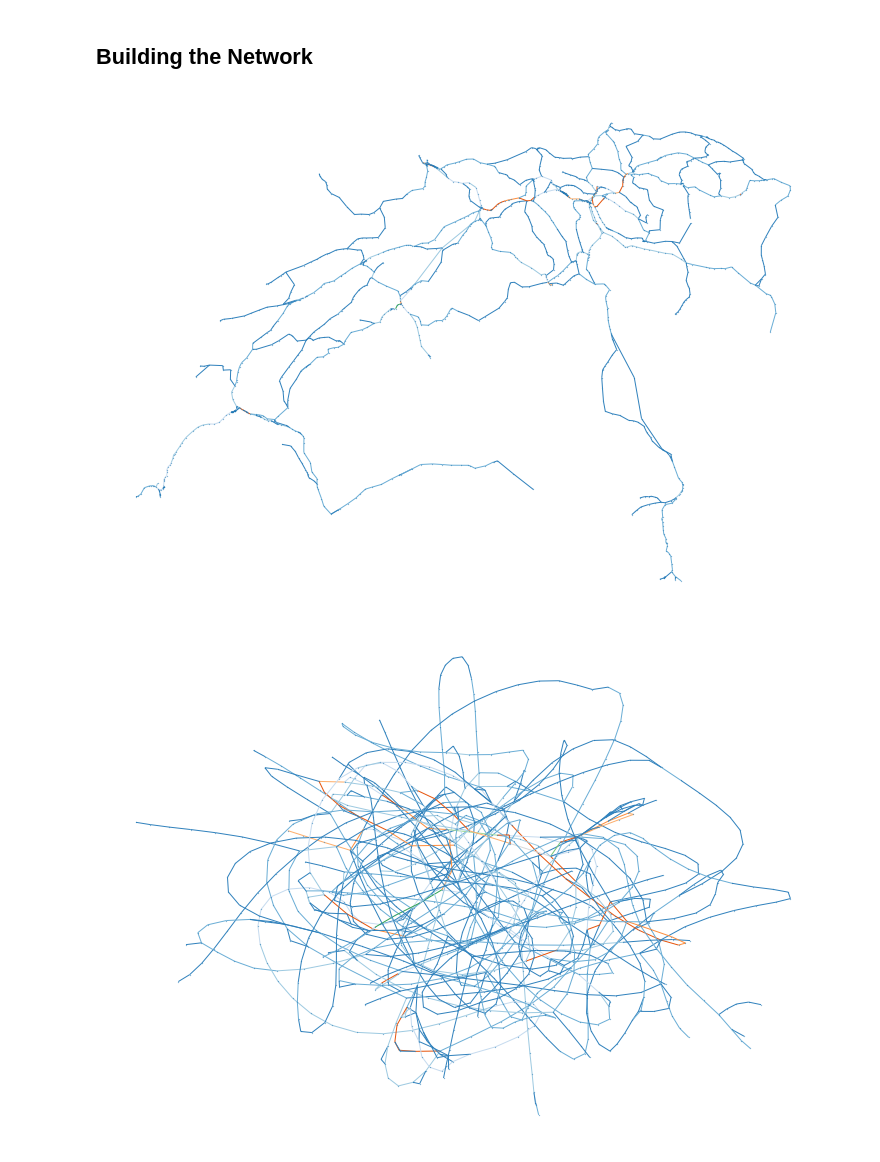
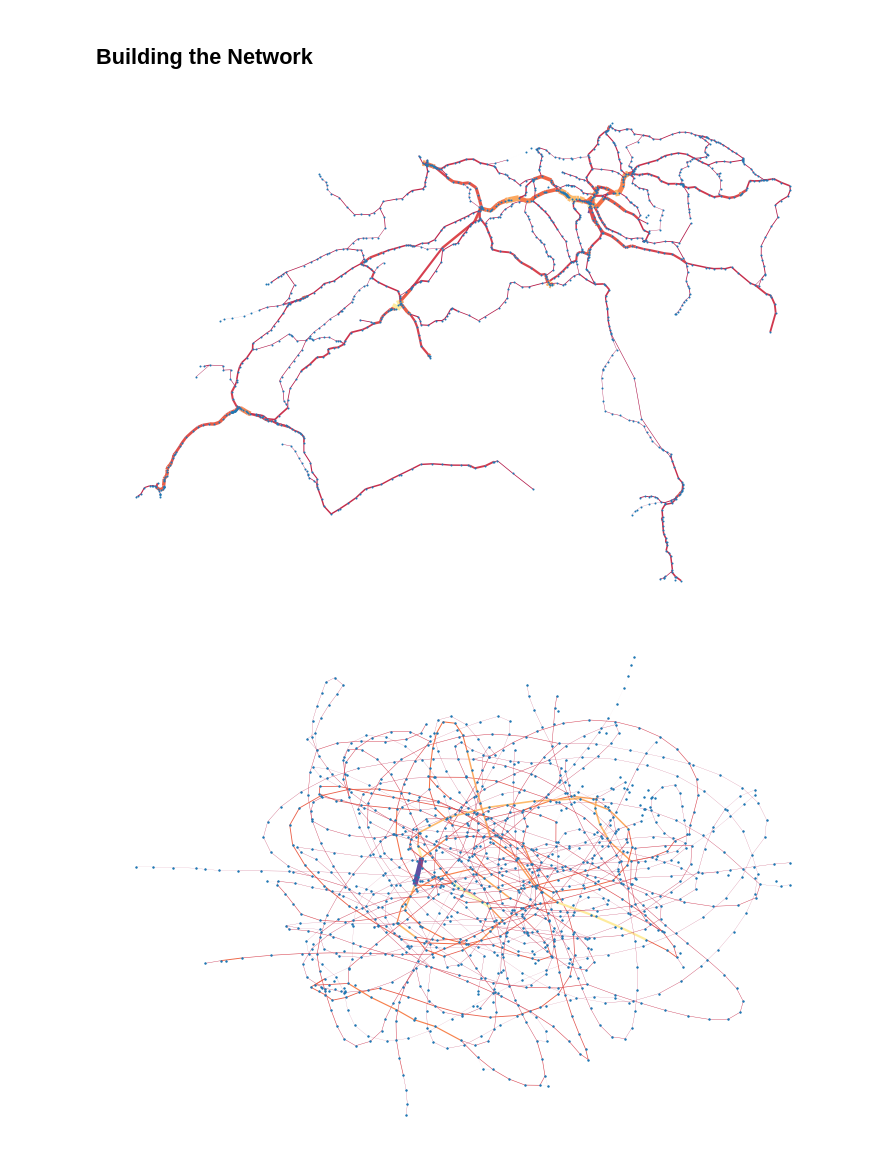
Before and after one commit to GAnagno/Social-Web, a Jupyter notebook: SBB.ipynb, the cells around one changed output. Cells and saved outputs as stored; diff of their text form; code cells hidden in the pictures.

```diff
--- a/SBB.ipynb
+++ b/SBB.ipynb
@@ -59,4 +59,5 @@ D = nx.from_pandas_edgelist(df, source = 'BP_Von_Abschnitt', target = 'BP_Bis_Ab
 # %%
 G = nx.Graph(D)
 # %%
-color=np.array(list(nx.get_edge_attributes(G,'Anzahl_Zuege').values()))
+color = np.array(list(nx.get_edge_attributes(G,'Anzahl_Zuege').values()))
+color = color / np.max(color)
@@ -67,10 +66,12 @@ norm = matplotlib.colors.Normalize(vmin = np.min(color), vmax = np.max(color), c
 # %%
 plt.figure(figsize = (10,7))
-nx.draw(G, pos=pos, edge_color=color, norm=norm, with_labels=False, node_size=0.05, edge_cmap=plt.cm.tab20c)
+nx.draw(G, pos=pos, edge_color=color, with_labels=False, node_size=1 , width=color*20, edge_cmap=plt.cm.Spectral)
 # %% [output]
-[figure, old version]
+[figure, new version]
+# %%
+my_pos = nx.spring_layout(G, seed=5)
 # %%
 plt.figure(figsize = (10,7))
-nx.draw(G, edge_color=color, norm=norm, with_labels=False, node_size=0.05, edge_cmap=plt.cm.tab20c)
+nx.draw(G, pos=my_pos, edge_color=color, with_labels=False, node_size=2 , width=color*5, edge_cmap=plt.cm.Spectral)
 # %% [output]
-[figure, old version]
+[figure, new version]
```
Also changed, not shown: parts of 2 cells of this notebook.
